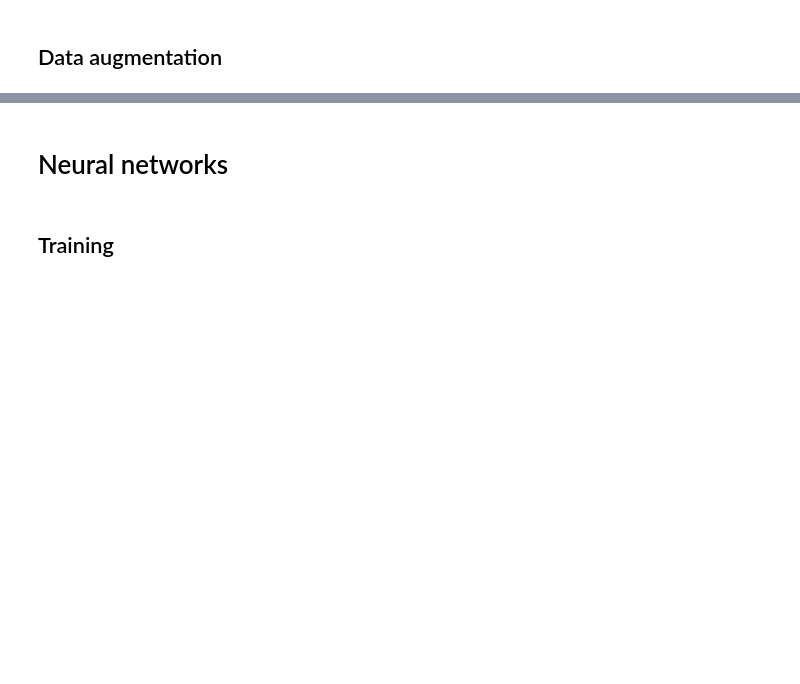
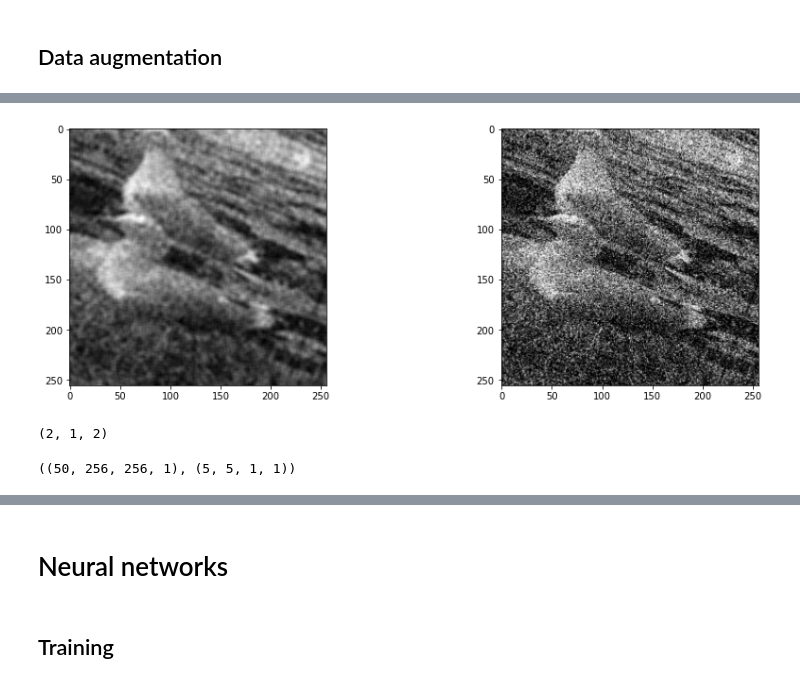
Before and after one commit to erjel/ortega_master_thesis, a Jupyter notebook: 23_jan/splines/gaussian.ipynb, the cells around one changed output, grey strips where cells are left out. Saved outputs shown, nothing was run; the diff lists cells and outputs as text; code cells hidden in the pictures; blank space fills up the shorter version.

```diff
--- a/23_jan/splines/gaussian.ipynb
+++ b/23_jan/splines/gaussian.ipynb
@@ -64,0 +76,39 @@ plt.show()
+# %%
+images = xs['input']
+
+sigma = 10
+size = 5
+
+
+mesh = np.meshgrid(np.arange(size),np.arange(size))
+center = size//2
+kernel = (np.power(mesh[0] - center,2) + np.power(mesh[1] - center,2))
+kernel = np.exp(-kernel/(4*sigma))
+kernel = kernel/(4*np.pi*sigma)
+
+_ = np.random.choice(len(images))
+
+filt_im = cv2.filter2D(src=images[_], ddepth=-1, kernel=kernel)
+
+plt.figure(figsize=(15,5))
+plt.subplot(121)
+plt.imshow(filt_im,cmap='gray')
+plt.subplot(122)
+plt.imshow(images[_],cmap='gray')
+plt.show()
+# %% [output]
+[figure, added]
+# %%
+kernel_in = np.array([
+      [ [[2, 0.1]], [[3, 0.2]] ],
+    [ [[0, 0.3]], [[1, 0.4]] ], ])
+
+kernel_in[0].shape
+# %% [output]
+(2, 1, 2)
+# %%
+kern = np.array([np.expand_dims(kernel,axis=-1)])
+kern = np.transpose(kern,axes=(1,2,3,0))
+np.shape(images),kern.shape
+# %% [output]
+((50, 256, 256, 1), (5, 5, 1, 1))
```
Also changed, not shown: parts of 5 cells of this notebook.
